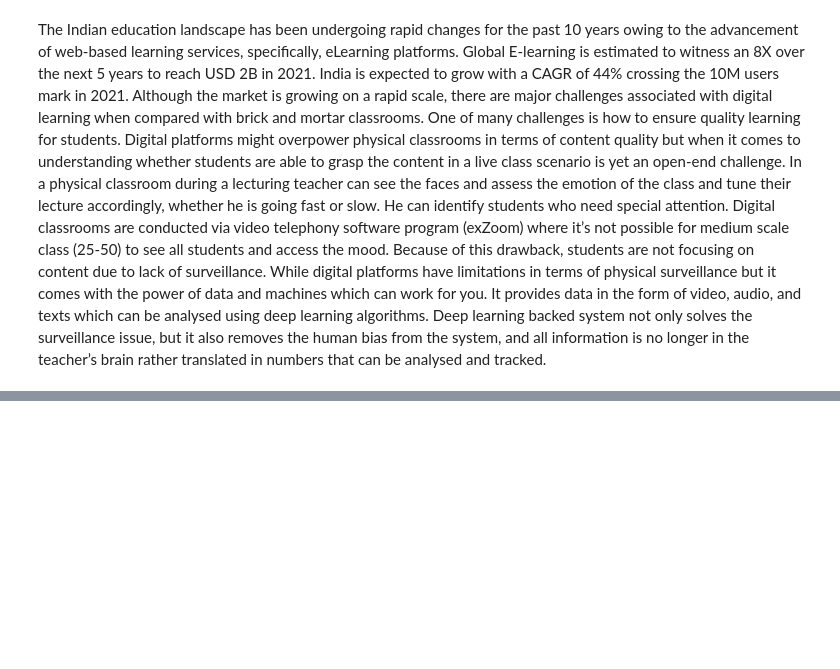
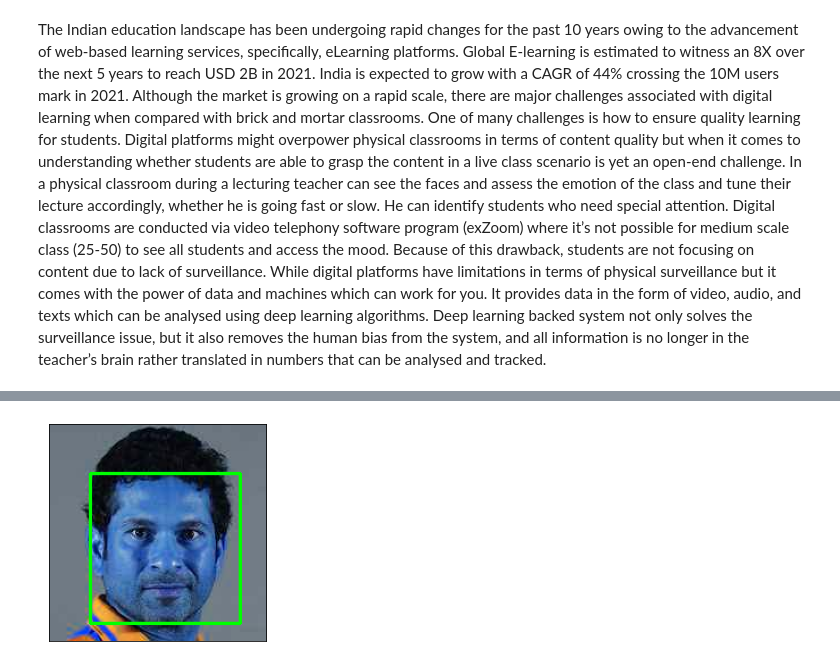
Before and after one commit to rajeshmore1/Face_Recognition_Drowsiness_Detection, a Jupyter notebook: Capstone_Project_5.ipynb, the cells around one changed output, grey strips where cells are left out. Cells and saved outputs as stored; diff of their text form; code cells hidden in the pictures; blank space fills up the shorter version.

```diff
--- a/Capstone_Project_5.ipynb
+++ b/Capstone_Project_5.ipynb
@@ -23,0 +44,22 @@ longer in the teacher’s brain rather translated in numbers that can be analyse
+# %%
+def detect_face(image_path):
+  face_cascade = cv2.CascadeClassifier('haarcascade_frontalface_default.xml')
+  img = cv2.imread(image_path)
+  gray = cv2.cvtColor(img, cv2.COLOR_BGR2GRAY)
+  faces = face_cascade.detectMultiScale(gray, 1.3, 5)
+
+  for (x,y,w,h) in faces:
+    cv2.rectangle(img,(x,y),(x+w,y+h),(0,255,0),2)
+    roigray = gray[y:y+h, x:x+w]
+    roicolor = img[y:y+h, x:x+w]
+
+  plt.grid(None)
+  plt.xticks([])
+  plt.yticks([])
+  imgplot = plt.imshow(img)
+
+  return roicolor
+# %%
+face = detect_face('Sachin_test.jpg')
+# %% [output]
+[figure, added]
```
Also changed, not shown: parts of 8 cells of this notebook.
